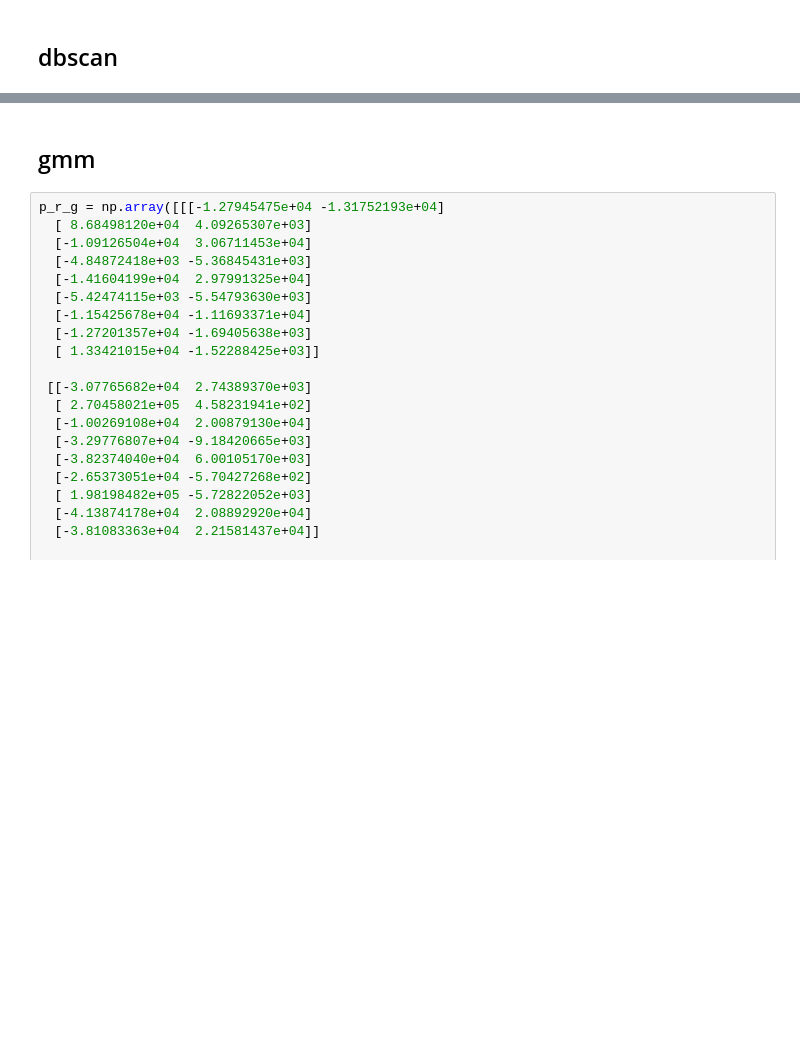
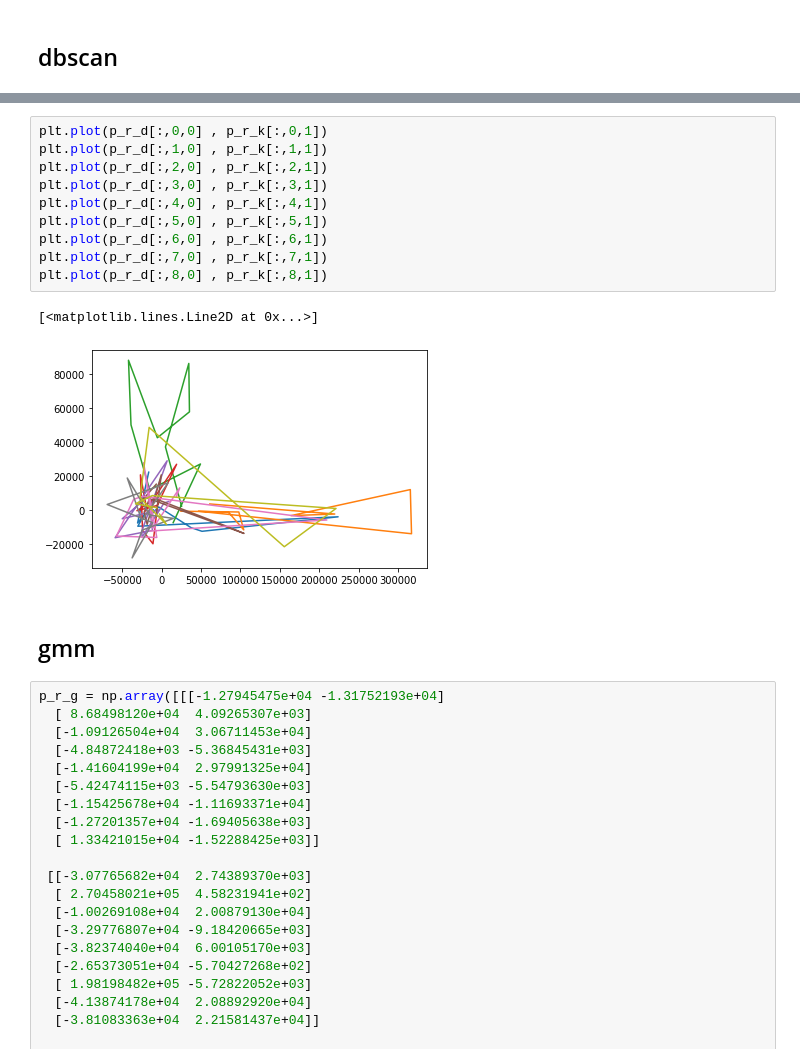
Before and after one commit to colorfulclouds/application_assignment, a Jupyter notebook: EEG-BCI/graduate/graph/cluster/cluster_pca_g.ipynb, the cells around one changed output, grey strips where cells are left out. Drawn from its saved outputs; the diff is of its cells as text; blank space fills up the shorter version.

```diff
--- a/EEG-BCI/graduate/graph/cluster/cluster_pca_g.ipynb
+++ b/EEG-BCI/graduate/graph/cluster/cluster_pca_g.ipynb
@@ -276,3 +283,16 @@ SyntaxError: invalid syntax (<ipython-input-11-0ac6fa024783>, line 1)
+# %%
+plt.plot(p_r_d[:,0,0] , p_r_k[:,0,1])
+plt.plot(p_r_d[:,1,0] , p_r_k[:,1,1])
+plt.plot(p_r_d[:,2,0] , p_r_k[:,2,1])
+plt.plot(p_r_d[:,3,0] , p_r_k[:,3,1])
+plt.plot(p_r_d[:,4,0] , p_r_k[:,4,1])
+plt.plot(p_r_d[:,5,0] , p_r_k[:,5,1])
+plt.plot(p_r_d[:,6,0] , p_r_k[:,6,1])
+plt.plot(p_r_d[:,7,0] , p_r_k[:,7,1])
+plt.plot(p_r_d[:,8,0] , p_r_k[:,8,1])
+# %% [output]
+[<matplotlib.lines.Line2D at 0x...>]
+[figure, added]
 # %% [markdown]
 ## gmm
 # %%
```
Also changed, not shown: parts of 8 cells of this notebook, 2 other files.
